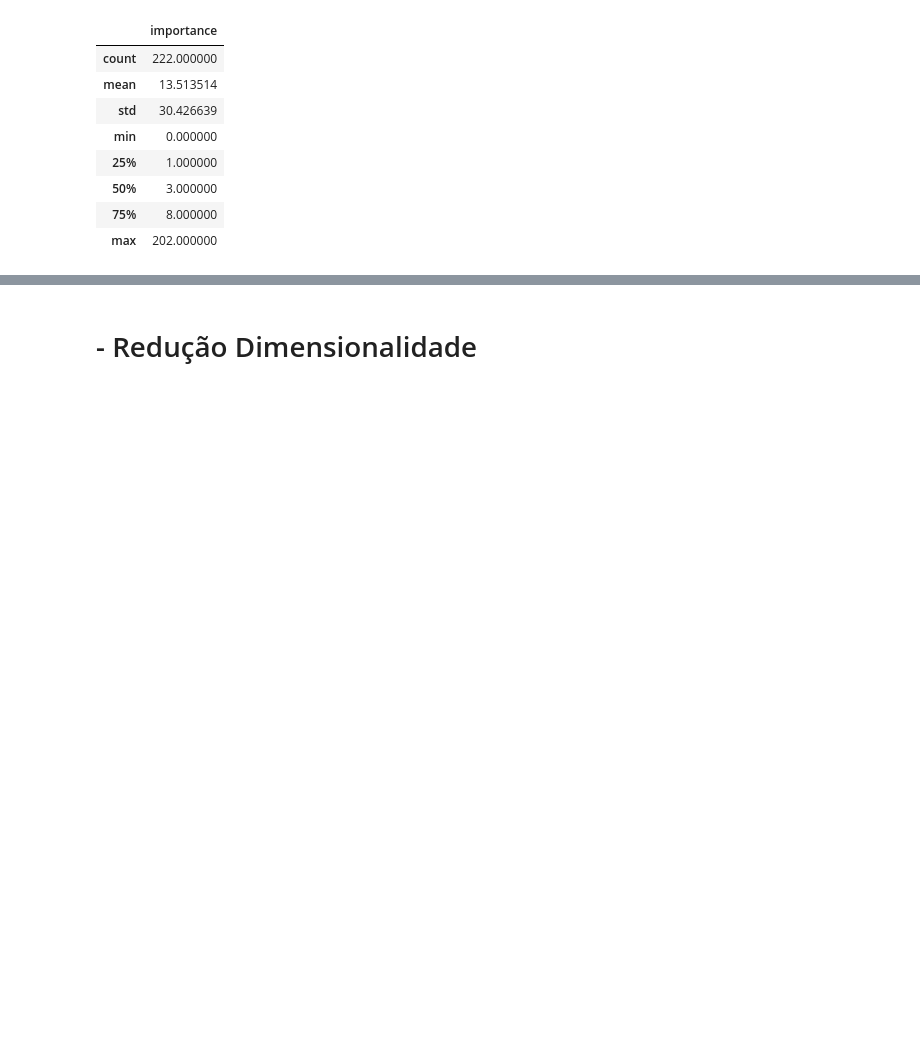
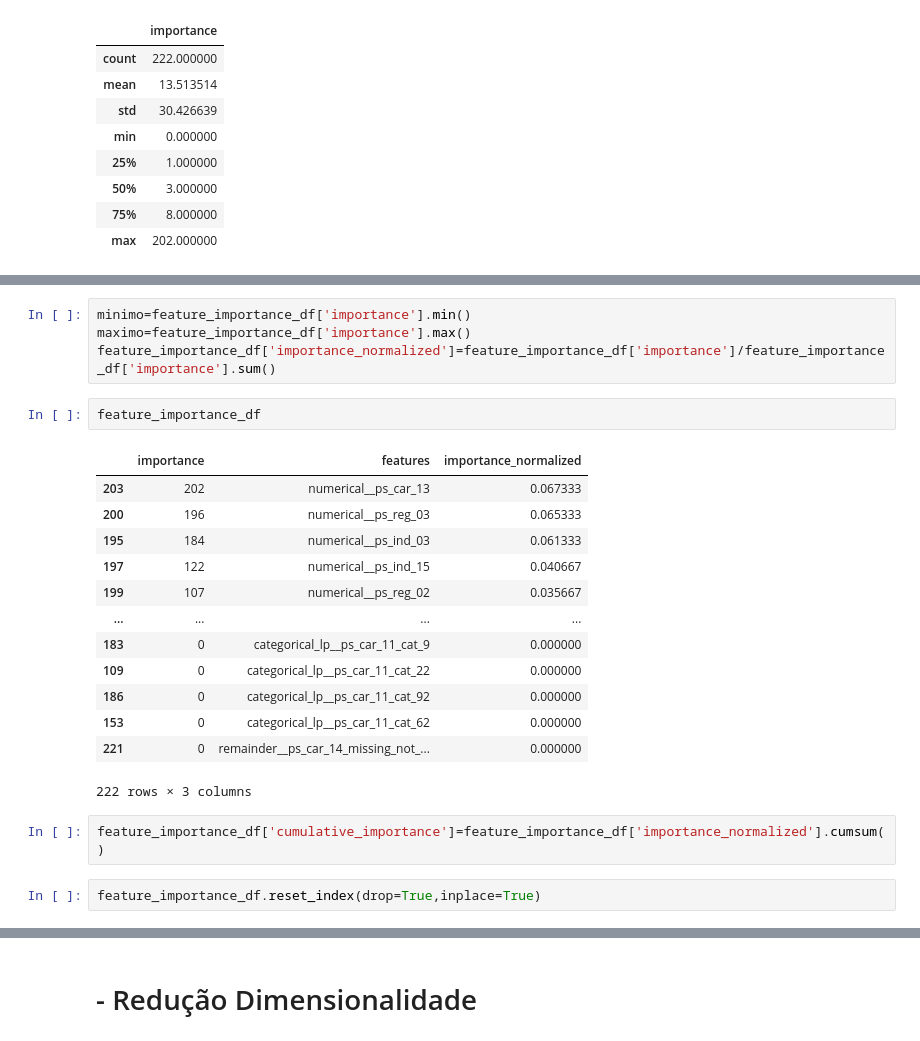
Before and after one commit to RodolfoPCruz/insurance-safe-driver-prediction, a Jupyter notebook: insurance_claim_prediction.ipynb, the cells around one changed output, grey strips where cells are left out. Drawn from its saved outputs; the diff is of its cells as text; blank space fills up the shorter version.

```diff
--- a/insurance_claim_prediction.ipynb
+++ b/insurance_claim_prediction.ipynb
@@ -1711,0 +1632,24 @@ KeyboardInterrupt:
+# %%
+minimo=feature_importance_df['importance'].min()
+maximo=feature_importance_df['importance'].max()
+feature_importance_df['importance_normalized']=feature_importance_df['importance']/feature_importance_df['importance'].sum()
+# %%
+feature_importance_df
+# %% [output]
+|  | importance | features | importance_normalized |
+| 203 | 202 | numerical__ps_car_13 | 0.067333 |
+| 200 | 196 | numerical__ps_reg_03 | 0.065333 |
+| 195 | 184 | numerical__ps_ind_03 | 0.061333 |
+| 197 | 122 | numerical__ps_ind_15 | 0.040667 |
+| 199 | 107 | numerical__ps_reg_02 | 0.035667 |
+| ... | ... | ... | ... |
+| 183 | 0 | categorical_lp__ps_car_11_cat_9 | 0.000000 |
+| 109 | 0 | categorical_lp__ps_car_11_cat_22 | 0.000000 |
+| 186 | 0 | categorical_lp__ps_car_11_cat_92 | 0.000000 |
+| 153 | 0 | categorical_lp__ps_car_11_cat_62 | 0.000000 |
+| 221 | 0 | remainder__ps_car_14_missing_not_... | 0.000000 |
+222 rows × 3 columns
+# %%
+feature_importance_df['cumulative_importance']=feature_importance_df['importance_normalized'].cumsum()
+# %%
+feature_importance_df.reset_index(drop=True,inplace=True)
```
Also changed, not shown: parts of 39 cells of this notebook.
